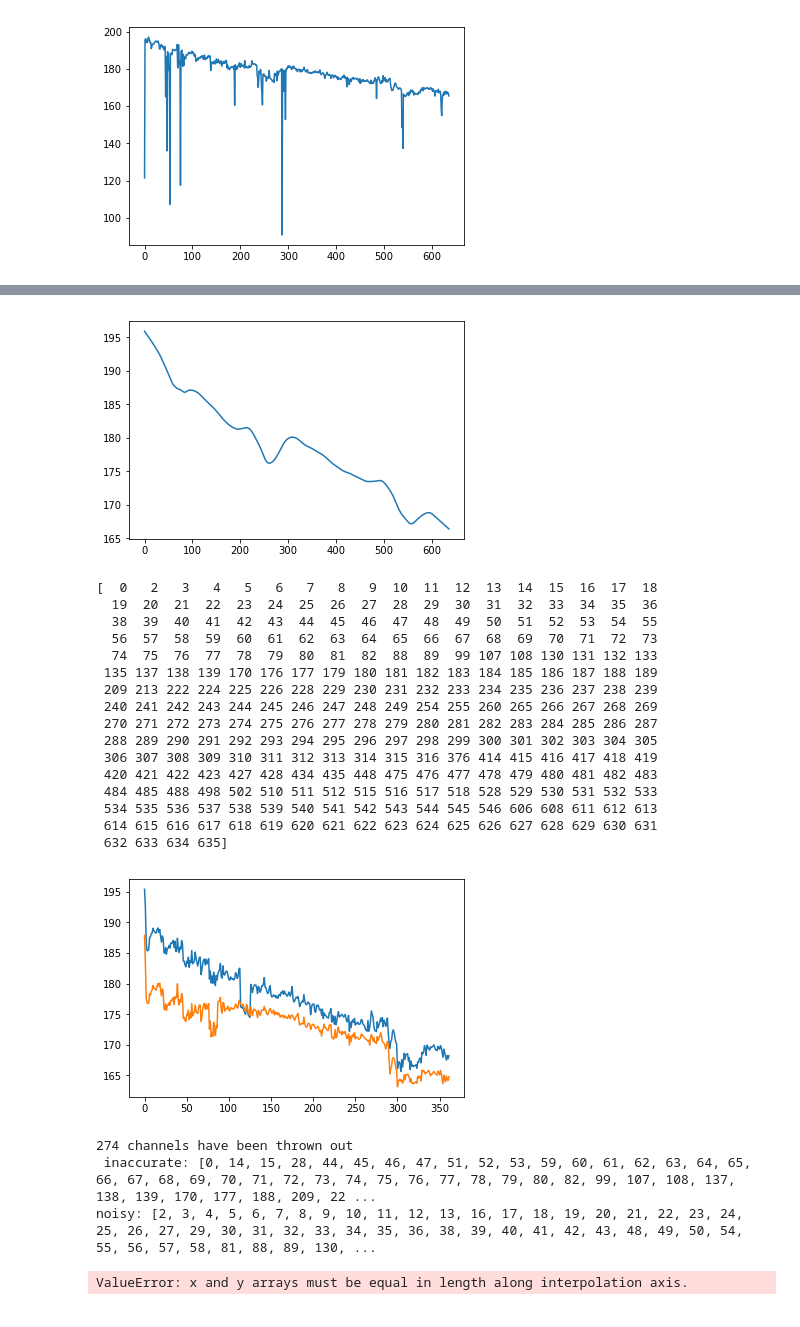
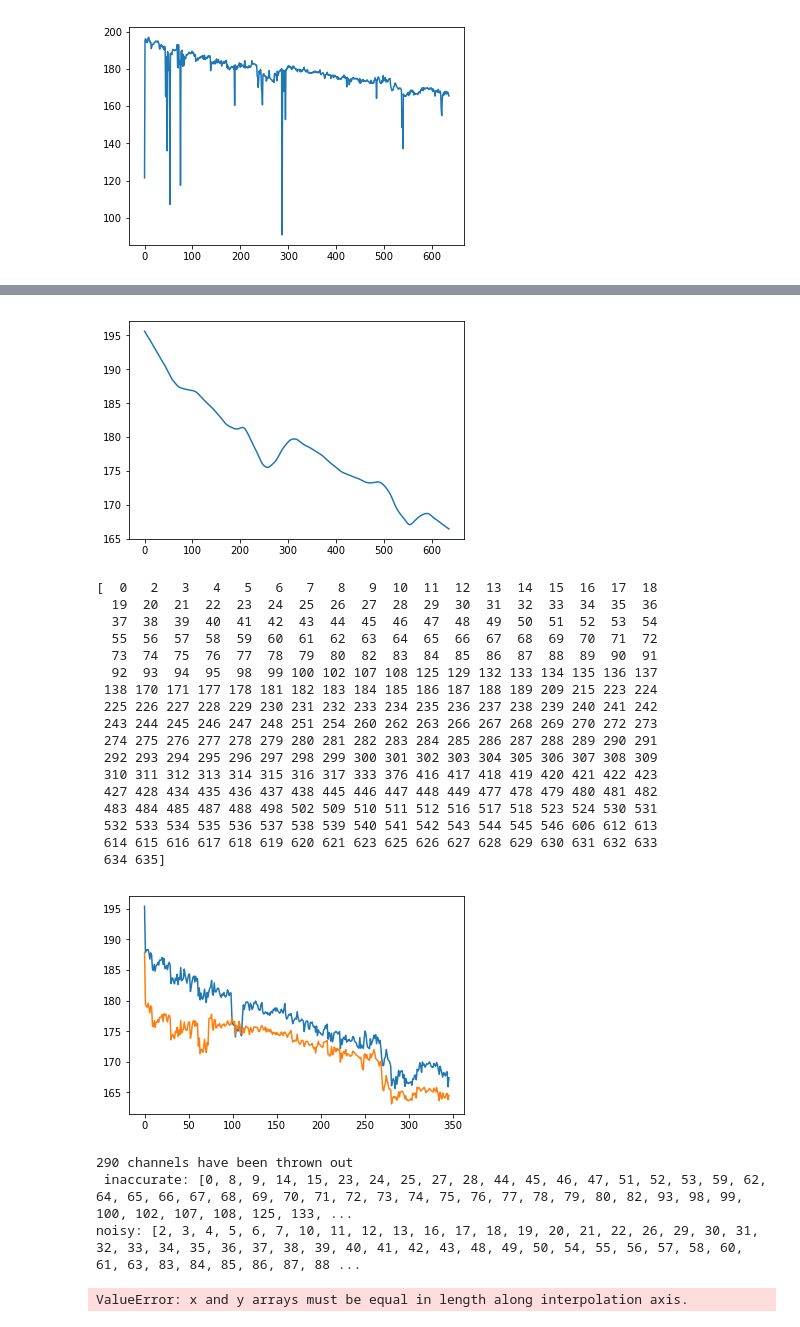
Before and after one commit to efreneau/Machine-Learning-On-Seismic-Streamer-Data, a Jupyter notebook: Calculating RMS and SEL.ipynb, the cells around one changed output, grey strips where cells are left out. Drawn from its saved outputs; the diff is of its cells as text; code cells hidden in the pictures.

```diff
--- a/Calculating RMS and SEL.ipynb
+++ b/Calculating RMS and SEL.ipynb
@@ -154,15 +154,15 @@ SEL2=SEL.tolist()
 RMS_diff=[]
 inaccurate=[]
 noisy=[]
-N=10
-#RMS_avg = np.convolve(RMS, np.ones((N,))/N, mode='valid')#rolling average of RMS
-#RMS_avg = np.concatenate((RMS_avg,RMS[len(RMS_avg):len(RMS_avg)+N-1]))#pad RMS_avg
-RMS_avg=RMS2###
+N=8
+RMS_avg = np.convolve(RMS, np.ones((N,))/N, mode='valid')#rolling average of RMS
+RMS_avg = np.concatenate((RMS_avg,RMS[len(RMS_avg):len(RMS_avg)+N-1]))#pad RMS_avg
+
 for i in range(1,len(RMS)):
     RMS_diff.append(np.abs(RMS[i]-RMS[i-1]))#differential RMS
 RMS_diff.insert(0,999)#remove first index from consideration and shift the index back
-#RMS_diff_avg = np.convolve(RMS_diff, np.ones((N,))/N, mode='valid')#rolling average of differential RMS
-#RMS_diff_avg = np.concatenate((RMS_diff_avg,RMS[len(RMS_diff_avg):len(RMS_diff_avg)+N-1]))#pad
+RMS_diff_avg = np.convolve(RMS_diff, np.ones((N,))/N, mode='valid')#rolling average of differential RMS
+RMS_diff_avg = np.concatenate((RMS_diff_avg,RMS[len(RMS_diff_avg):len(RMS_diff_avg)+N-1]))#pad
 
 b = np.linspace(0,len(RMS),len(RMS))
 RMSlowess = sm.nonparametric.lowess(RMS_avg,b,0.1)
@@ -172,52 +172,53 @@ RMSlowess_x = list(zip(*RMSlowess))[0]#unpack lowess points
 RMSlowess_y = list(zip(*RMSlowess))[1]
 
 difflowess_x = list(zip(*difflowess))[0]
 difflowess_y = list(zip(*difflowess))[1]
 
 plt.plot(RMSlowess_x,RMSlowess_y)
 plt.show()
 
 for i in range(0,len(RMS)):
     if(np.abs(RMSlowess_y[i]-RMS[i])>2):#inacurate
         inaccurate.append(i)
     elif(np.abs(difflowess_y[i]-RMS_diff_avg[i])>0.5):#noisy
         noisy.append(i)
 indexes = np.sort(list(set(np.concatenate((inaccurate,noisy)))))#consolidate
 print(indexes)
 for index in sorted(indexes, reverse=True):#remove bad channels
     del RMS2[int(index)]#reversed so that removing doesn't effect the following indexes
     del SEL2[int(index)]
     del RMS_diff[int(index)]
 
 #plt.plot(RMS2)
 #plt.scatter(b,RMS2,s=5)
 #plt.scatter(b,SEL2,s=5)
 plt.plot(RMS2)
 plt.plot(SEL2)
 plt.show()
 print(len(indexes),'channels have been thrown out\n','inaccurate:',inaccurate,'\nnoisy:',noisy)
 # %% [output]
-[figure, old version]
+[figure, new version]
 [  0   2   3   4   5   6   7   8   9  10  11  12  13  14  15  16  17  18
   19  20  21  22  23  24  25  26  27  28  29  30  31  32  33  34  35  36
-  38  39  40  41  42  43  44  45  46  47  48  49  50  51  52  53  54  55
-  56  57  58  59  60  61  62  63  64  65  66  67  68  69  70  71  72  73
-  74  75  76  77  78  79  80  81  82  88  89  99 107 108 130 131 132 133
- 135 137 138 139 170 176 177 179 180 181 182 183 184 185 186 187 188 189
- 209 213 222 224 225 226 228 229 230 231 232 233 234 235 236 237 238 239
- 240 241 242 243 244 245 246 247 248 249 254 255 260 265 266 267 268 269
- 270 271 272 273 274 275 276 277 278 279 280 281 282 283 284 285 286 287
- 288 289 290 291 292 293 294 295 296 297 298 299 300 301 302 303 304 305
- 306 307 308 309 310 311 312 313 314 315 316 376 414 415 416 417 418 419
- 420 421 422 423 427 428 434 435 448 475 476 477 478 479 480 481 482 483
- 484 485 488 498 502 510 511 512 515 516 517 518 528 529 530 531 532 533
- 534 535 536 537 538 539 540 541 542 543 544 545 546 606 608 611 612 613
- 614 615 616 617 618 619 620 621 622 623 624 625 626 627 628 629 630 631
- 632 633 634 635]
+  37  38  39  40  41  42  43  44  45  46  47  48  49  50  51  52  53  54
+  55  56  57  58  59  60  61  62  63  64  65  66  67  68  69  70  71  72
+  73  74  75  76  77  78  79  80  82  83  84  85  86  87  88  89  90  91
+  92  93  94  95  98  99 100 102 107 108 125 129 132 133 134 135 136 137
+ 138 170 171 177 178 181 182 183 184 185 186 187 188 189 209 215 223 224
+ 225 226 227 228 229 230 231 232 233 234 235 236 237 238 239 240 241 242
+ 243 244 245 246 247 248 251 254 260 262 263 266 267 268 269 270 272 273
+ 274 275 276 277 278 279 280 281 282 283 284 285 286 287 288 289 290 291
+ 292 293 294 295 296 297 298 299 300 301 302 303 304 305 306 307 308 309
+ 310 311 312 313 314 315 316 317 333 376 416 417 418 419 420 421 422 423
+ 427 428 434 435 436 437 438 445 446 447 448 449 477 478 479 480 481 482
+ 483 484 485 487 488 498 502 509 510 511 512 516 517 518 523 524 530 531
+ 532 533 534 535 536 537 538 539 540 541 542 543 544 545 546 606 612 613
+ 614 615 616 617 618 619 620 621 623 625 626 627 628 629 630 631 632 633
+ 634 635]
-[figure, old version]
+[figure, new version]
-274 channels have been thrown out
- inaccurate: [0, 14, 15, 28, 44, 45, 46, 47, 51, 52, 53, 59, 60, 61, 62, 63, 64, 65, 66, 67, 68, 69, 70, 71, 72, 73, 74, 75, 76, 77, 78, 79, 80, 82, 99, 107, 108, 137, 138, 139, 170, 177, 188, 209, 22 ...
-noisy: [2, 3, 4, 5, 6, 7, 8, 9, 10, 11, 12, 13, 16, 17, 18, 19, 20, 21, 22, 23, 24, 25, 26, 27, 29, 30, 31, 32, 33, 34, 35, 36, 38, 39, 40, 41, 42, 43, 48, 49, 50, 54, 55, 56, 57, 58, 81, 88, 89, 130, ...
+290 channels have been thrown out
+ inaccurate: [0, 8, 9, 14, 15, 23, 24, 25, 27, 28, 44, 45, 46, 47, 51, 52, 53, 59, 62, 64, 65, 66, 67, 68, 69, 70, 71, 72, 73, 74, 75, 76, 77, 78, 79, 80, 82, 93, 98, 99, 100, 102, 107, 108, 125, 133, ...
+noisy: [2, 3, 4, 5, 6, 7, 10, 11, 12, 13, 16, 17, 18, 19, 20, 21, 22, 26, 29, 30, 31, 32, 33, 34, 35, 36, 37, 38, 39, 40, 41, 42, 43, 48, 49, 50, 54, 55, 56, 57, 58, 60, 61, 63, 83, 84, 85, 86, 87, 88 ...
 # %%
 #VI. Fitting Data
 b = np.linspace(0,len(RMS2),len(RMS2))
```
